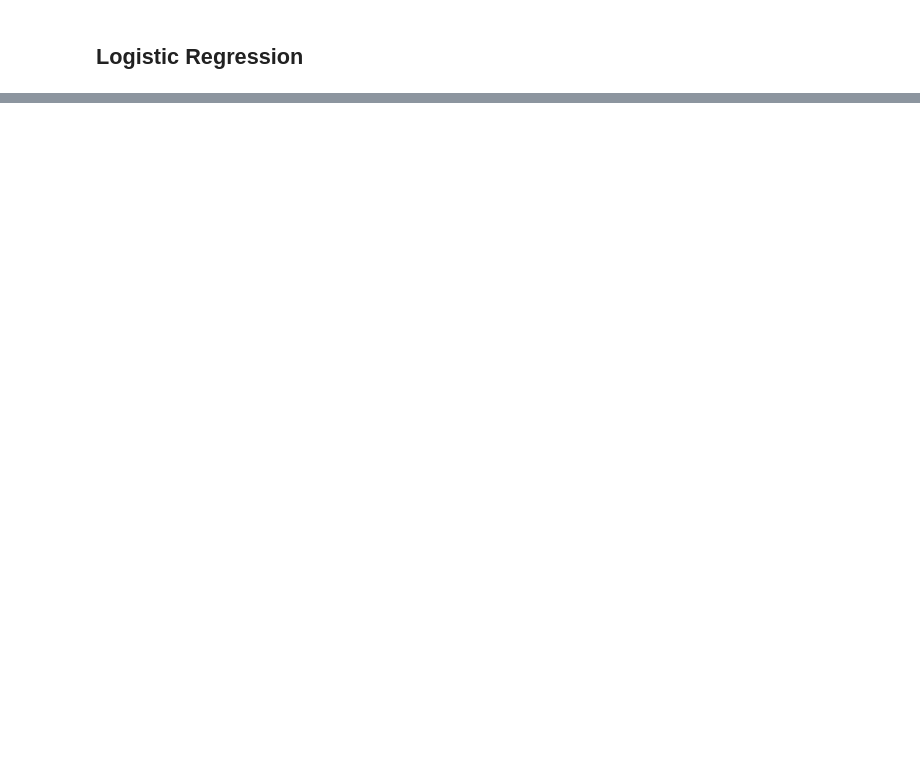
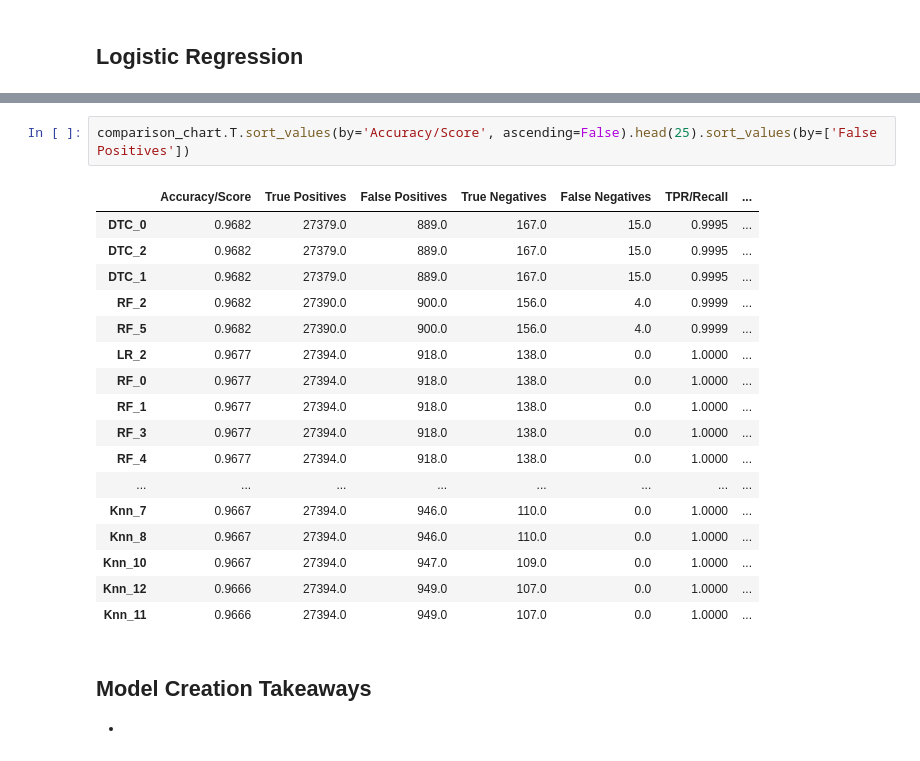
Before and after one commit to double-vincent/nlp_project, a Jupyter notebook: model.ipynb, the cells around one changed output, grey strips where cells are left out. Saved outputs shown, nothing was run; the diff lists cells and outputs as text; blank space fills up the shorter version.

```diff
--- a/model.ipynb
+++ b/model.ipynb
@@ -638,0 +689,23 @@ weighted avg       0.98      0.97      0.97      1115
+# %%
+comparison_chart.T.sort_values(by='Accuracy/Score', ascending=False).head(25).sort_values(by=['False Positives'])
+# %% [output]
+|  | Accuracy/Score | True Positives | False Positives | True Negatives | False Negatives | TPR/Recall | ... |
+| DTC_0 | 0.9682 | 27379.0 | 889.0 | 167.0 | 15.0 | 0.9995 | ... |
+| DTC_2 | 0.9682 | 27379.0 | 889.0 | 167.0 | 15.0 | 0.9995 | ... |
+| DTC_1 | 0.9682 | 27379.0 | 889.0 | 167.0 | 15.0 | 0.9995 | ... |
+| RF_2 | 0.9682 | 27390.0 | 900.0 | 156.0 | 4.0 | 0.9999 | ... |
+| RF_5 | 0.9682 | 27390.0 | 900.0 | 156.0 | 4.0 | 0.9999 | ... |
+| LR_2 | 0.9677 | 27394.0 | 918.0 | 138.0 | 0.0 | 1.0000 | ... |
+| RF_0 | 0.9677 | 27394.0 | 918.0 | 138.0 | 0.0 | 1.0000 | ... |
+| RF_1 | 0.9677 | 27394.0 | 918.0 | 138.0 | 0.0 | 1.0000 | ... |
+| RF_3 | 0.9677 | 27394.0 | 918.0 | 138.0 | 0.0 | 1.0000 | ... |
+| RF_4 | 0.9677 | 27394.0 | 918.0 | 138.0 | 0.0 | 1.0000 | ... |
+| ... | ... | ... | ... | ... | ... | ... | ... |
+| Knn_7 | 0.9667 | 27394.0 | 946.0 | 110.0 | 0.0 | 1.0000 | ... |
+| Knn_8 | 0.9667 | 27394.0 | 946.0 | 110.0 | 0.0 | 1.0000 | ... |
+| Knn_10 | 0.9667 | 27394.0 | 947.0 | 109.0 | 0.0 | 1.0000 | ... |
+| Knn_12 | 0.9666 | 27394.0 | 949.0 | 107.0 | 0.0 | 1.0000 | ... |
+| Knn_11 | 0.9666 | 27394.0 | 949.0 | 107.0 | 0.0 | 1.0000 | ... |
+# %% [markdown]
+## Model Creation Takeaways
+-
```
Also changed, not shown: parts of 93 cells of this notebook, 3 other files.
